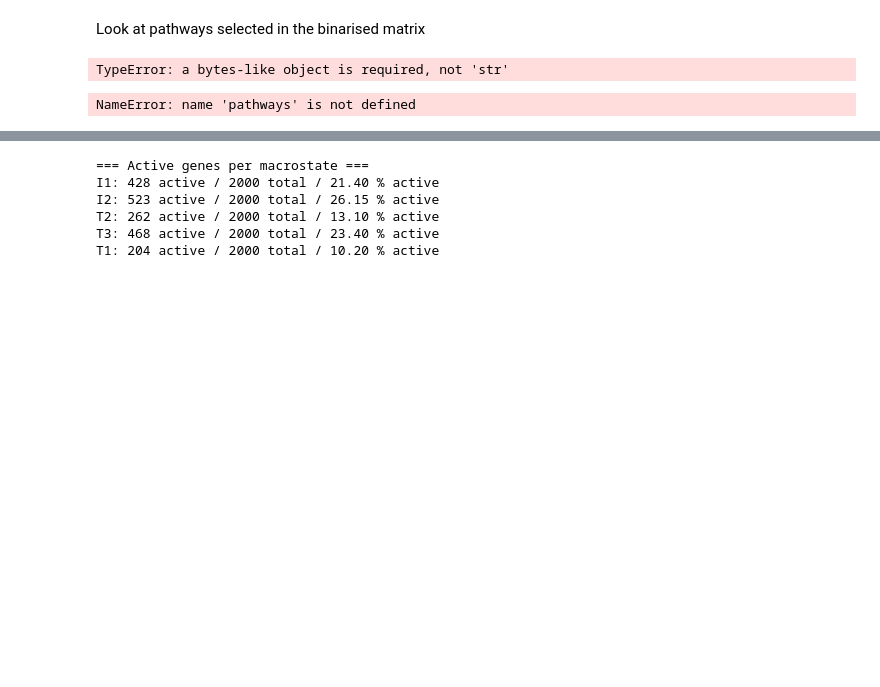
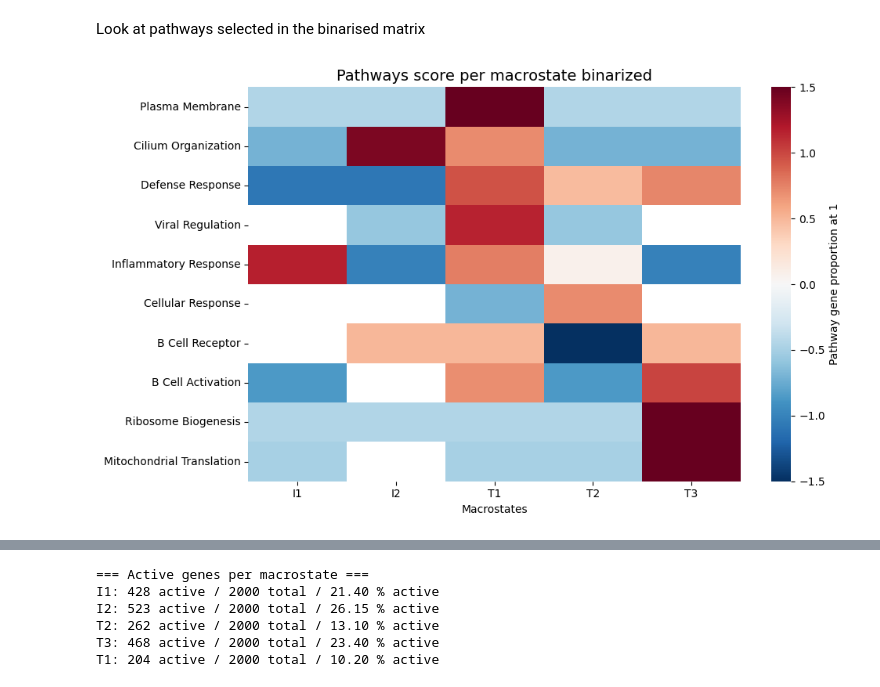
Before and after one commit to Augugustine/CITE-seq-analysis-CLL, a Jupyter notebook: 3- Boolean model/Binarization.ipynb, the cells around one changed output, grey strips where cells are left out. Cells and saved outputs as stored; diff of their text form; code cells hidden in the pictures; blank space fills up the shorter version.

```diff
--- a/3- Boolean model/Binarization.ipynb
+++ b/3- Boolean model/Binarization.ipynb
@@ -425,54 +490,44 @@ TypeError: a bytes-like object is required, not 'str'
 # %% [markdown]
 Look at pathways selected in the binarised matrix
-# %%
-reactome = get_library(name="Reactome_Pathways_2024", organism="Human")
-pathways = {
-    "Cell Cycle": reactome["Cell Cycle Checkpoints"], # I1
-    "Cytokine Signaling": reactome["Cytokine Signaling in Immune System"],  # I2
-    "Innate Immune System": reactome["Innate Immune System"],  # T1
-    "Non-integrin membrane-ECM Interactions": reactome["Non-integrin membrane-ECM Interactions"],  # T2
-    "RNA Metabolism": reactome["Metabolism of RNA"],  # T3
-}
-# %% [output]
-TypeError: a bytes-like object is required, not 'str'
 # %%
 binary_matrix = pd.DataFrame.from_dict(binarized_states, orient="index").fillna(np.nan)
 
 binary_matrix = binary_matrix.apply(pd.to_numeric, errors="coerce")
 
 scores = {}
 
 for name, genes in pathways.items():
-    # keep genes only prsent in binary_matrix
+    # keep genes only present in binary_matrix
     genes_present = [g for g in genes if g in binary_matrix.columns]
     if len(genes_present) == 0:
         # pathway empthy
         scores[name] = pd.Series(np.nan, index=binary_matrix.index, dtype=float)
         continue
 
     mat = binary_matrix.loc[:, genes_present]
 
     num = (mat == 1).sum(axis=1)          # number of genes activated (=1) per macrostates
     den = mat.notna().sum(axis=1)         # number of 0 or 1, not NA
     score = num / den                     # if den > 0, else NaN
 
     scores[name] = score
 
 scores_df = pd.DataFrame(scores)
 order = ["I1", "I2", "T1", "T2", "T3"]
 scores_df = scores_df.loc[order]
-scores_df = scores_df.T
+scores_df_z = scores_df.apply(lambda x: (x - x.mean()) / x.std(), axis=0)
+scores_df_z = scores_df_z.T
 
 #Plot
-plt.figure(figsize=(9, 4))
-sns.heatmap(scores_df,cmap="RdBu_r",vmin=0,vmax=1,annot=False,fmt=".2f",cbar_kws={"label": "Pathway gene proportion at 1"})
-plt.title("Pathways score per macrostate binarized")
+plt.figure(figsize=(10, 6))
+sns.heatmap(scores_df_z,cmap="RdBu_r",annot=False,center=0,fmt=".2f",vmin=-1.5, vmax=1.5,cbar_kws={"label": "Pathway gene proportion at 1"})
+plt.title("Pathways score per macrostate binarized", fontsize=14)
 plt.xlabel("Macrostates")
 plt.tight_layout()
 plt.savefig(f"{output_directory}/pathways_macrostates_percent_binarized.png", dpi=300, bbox_inches="tight")
 plt.show()
 # %% [output]
-NameError: name 'pathways' is not defined
+[figure, added]
 # %%
 binary_matrix =binary_matrix.T
 stats = {}
```
Also changed, not shown: parts of 10 cells of this notebook, 1 other file.
